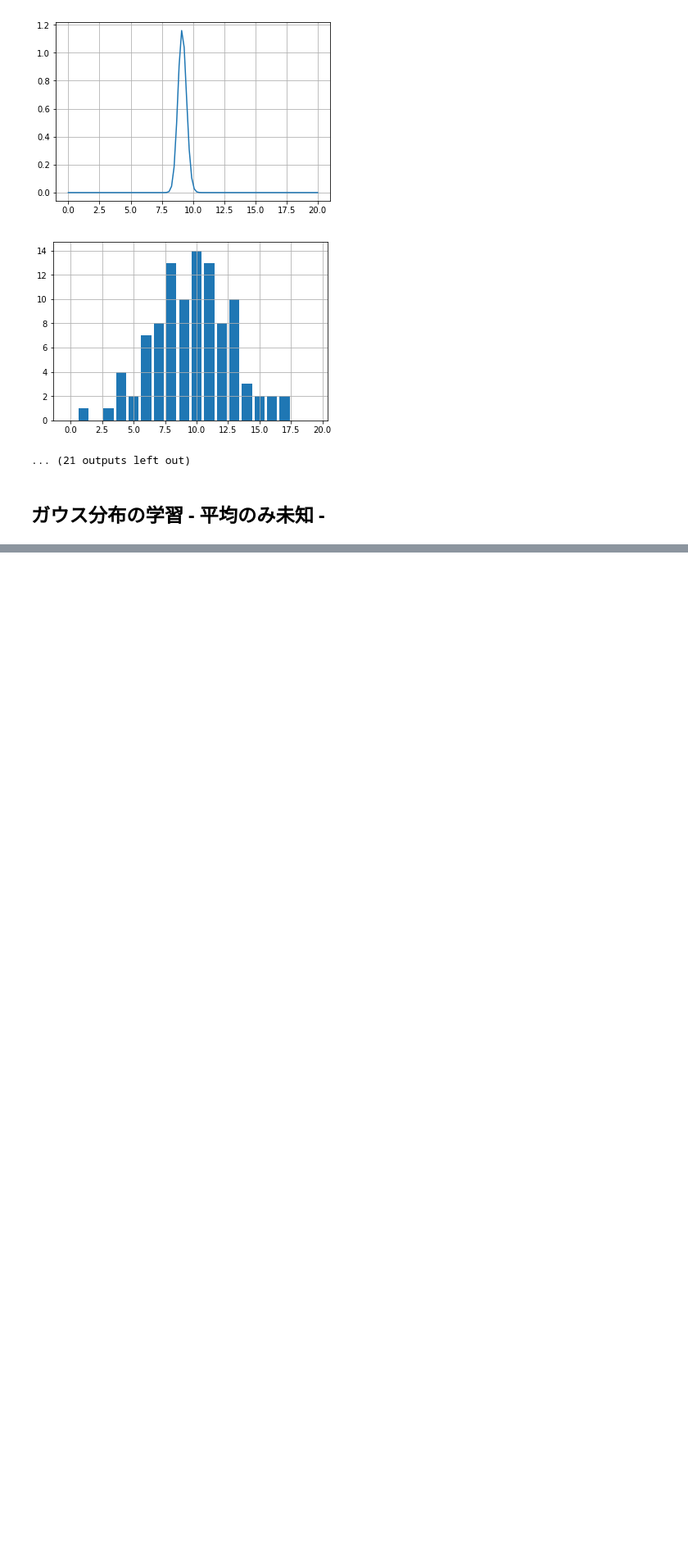
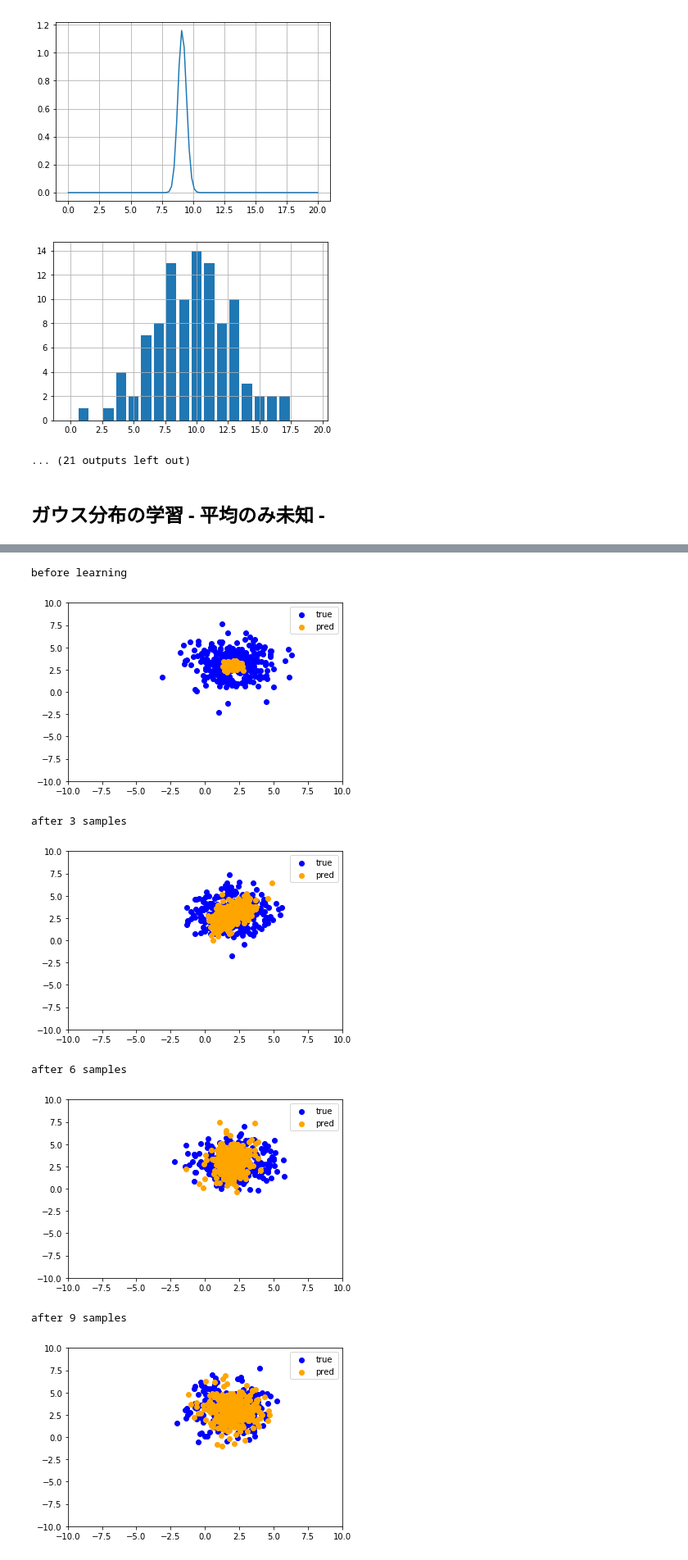
Before and after one commit to GENZITSU/Bayse, a Jupyter notebook: chapter_3.ipynb, the cells around one changed output, grey strips where cells are left out. Shown at 82% size. Cells and saved outputs as stored; diff of their text form; code cells hidden in the pictures; blank space fills up the shorter version.

```diff
--- a/chapter_3.ipynb
+++ b/chapter_3.ipynb
@@ -376,0 +448,14 @@ class Gauss_mu:
+# %%
+def multi_t_rvs(mu, sigma, nu, N):
+    '''
+    Output: Produce N samples of d-dimension t distribution
+    Input:
+    mu = mean (d dimensional numpy array or scalar)
+    sigma = scale matrix (dxd numpy array)
+    nu = degrees of freedom
+    N = # of samples to produce
+    '''
+    D = sigma.shape[0]
+    g = np.tile(np.random.gamma(nu/2., 2./nu, N), reps=(D, 1)).T
+    Z = np.random.multivariate_normal(np.zeros(D), sigma, N)
+    return mu + Z/np.sqrt(g)
@@ -376,0 +509,54 @@ class Gauss_mu:
+# %%
+# 初期設定
+mu = np.array([[2, 3]], dtype="float64")
+
+lam_nu = 10
+lam_w = np.array([[3, 0], [0, 3]], dtype = 'float64')
+
+gauss_lam = Gauss_lam(mu, lam_nu, lam_w)
+
+# 学習前
+print("before learning")
+# print(gauss_lam.show_params())
+
+# 予測分布
+X = stats.multivariate_normal.rvs(true_m.reshape(-1), true_sigma, size=300)
+plt.scatter(X[:, 0], X[:, 1], color="blue", label="true")
+sampled = gauss_lam.sampling(300)
+plt.scatter(sampled[:, 0], sampled[:, 1], color="orange", label="pred")
+plt.ylim(-10, 10)
+plt.xlim(-10, 10)
+plt.legend()
+plt.show()
+
+N = 3
+true_m = np.array([[2, 3]], dtype = 'float64')
+true_sigma = np.array([[2, 0], [0, 2]], dtype = 'float64')
+true_lam = np.linalg.inv(true_sigma)
+for i in range(10):
+    print(f"after {N*(i+1)} samples")
+    # 真の分布からサンプリング
+    X = stats.multivariate_normal.rvs(true_m.reshape(-1), true_sigma, size=N)
+
+    # 事後分布の更新
+    gauss_lam.fit(X)
+#     print(gauss_lam.show_params())
+
+    # 予測分布
+    X = stats.multivariate_normal.rvs(true_m.reshape(-1), true_sigma, size=300)
+    plt.scatter(X[:, 0], X[:, 1], color="blue", label="true")
+    sampled = gauss_lam.sampling(300)
+    plt.scatter(sampled[:, 0], sampled[:, 1], color="orange", label="pred")
+    plt.ylim(-10, 10)
+    plt.xlim(-10, 10)
+    plt.legend()
+    plt.show()
+# %% [output]
+before learning
+[figure, added]
+after 3 samples
+[figure, added]
+after 6 samples
+[figure, added]
+after 9 samples
+[figure, added]
```
Also changed, not shown: parts of 6 cells of this notebook.
